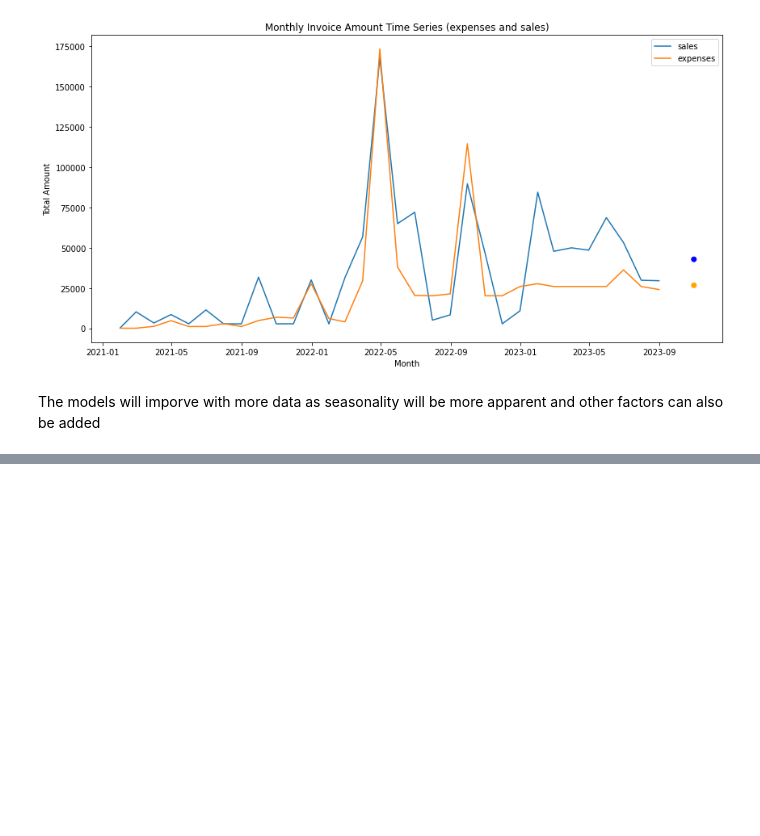
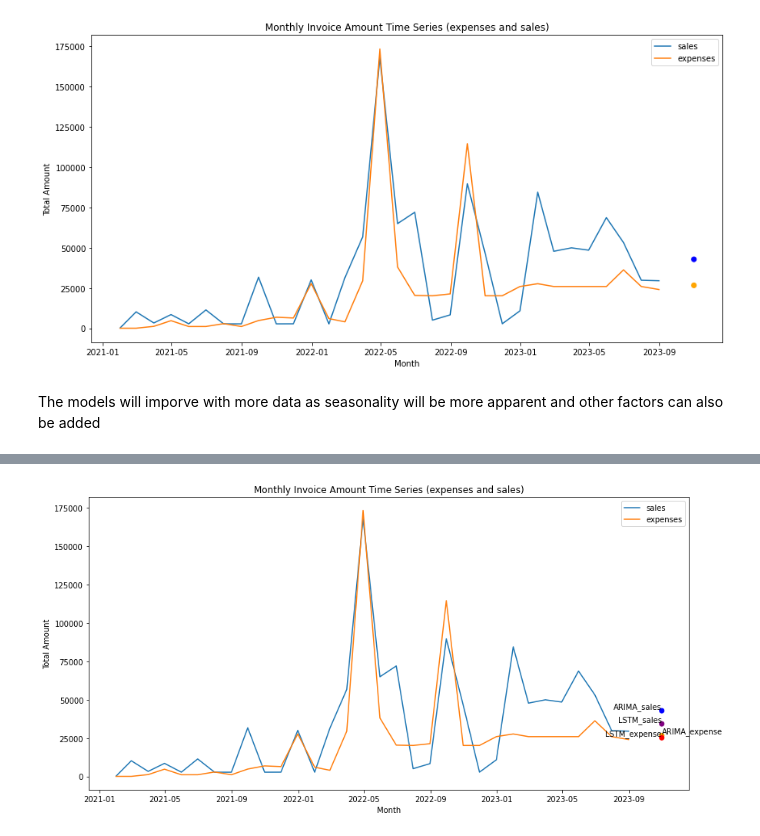
Before and after one commit to Sachin2911/SyftWebApp, a Jupyter notebook: DataAnalysis/Models.ipynb, the cells around one changed output, grey strips where cells are left out. Saved outputs shown, nothing was run; the diff lists cells and outputs as text; code cells hidden in the pictures; blank space fills up the shorter version.

```diff
--- a/DataAnalysis/Models.ipynb
+++ b/DataAnalysis/Models.ipynb
@@ -171,0 +215,3 @@ The models will imporve with more data as seasonality will be more apparent and
+# %%
+october_sales_LSTM = LSTM_forecast(time_series_data_sales)
+october_expenses_LSTM = LSTM_forecast(time_series_data_expenses)
@@ -171,0 +244,24 @@ The models will imporve with more data as seasonality will be more apparent and
+# %%
+import matplotlib.pyplot as plt
+
+# Plot the time series data
+plt.figure(figsize=(14, 7))
+plt.plot(time_series_data_sales, label="sales")
+plt.plot(time_series_data_expenses, label="expenses")
+#Adding the new predictions
+october_date = pd.Timestamp('2023-10-31')
+plt.scatter([october_date, october_date], [forecast_sales, forecast_expenses], color=['blue', 'orange'])
+plt.scatter([october_date, october_date], [october_sales_LSTM, october_expenses_LSTM], color=['purple', 'red'])
+
+plt.text(october_date, forecast_sales, 'ARIMA_sales', verticalalignment='bottom', horizontalalignment='right')
+plt.text(october_date, forecast_expenses, 'ARIMA_expense', verticalalignment='bottom', horizontalalignment='left')
+plt.text(october_date, october_sales_LSTM, 'LSTM_sales', verticalalignment='bottom', horizontalalignment='right')
+plt.text(october_date, october_expenses_LSTM, 'LSTM_expense', verticalalignment='bottom', horizontalalignment='right')
+
+plt.title('Monthly Invoice Amount Time Series (expenses and sales)')
+plt.xlabel('Month')
+plt.ylabel('Total Amount')
+plt.legend()
+plt.show()
+# %% [output]
+[figure, added]
```
Also changed, not shown: parts of 7 cells of this notebook.
